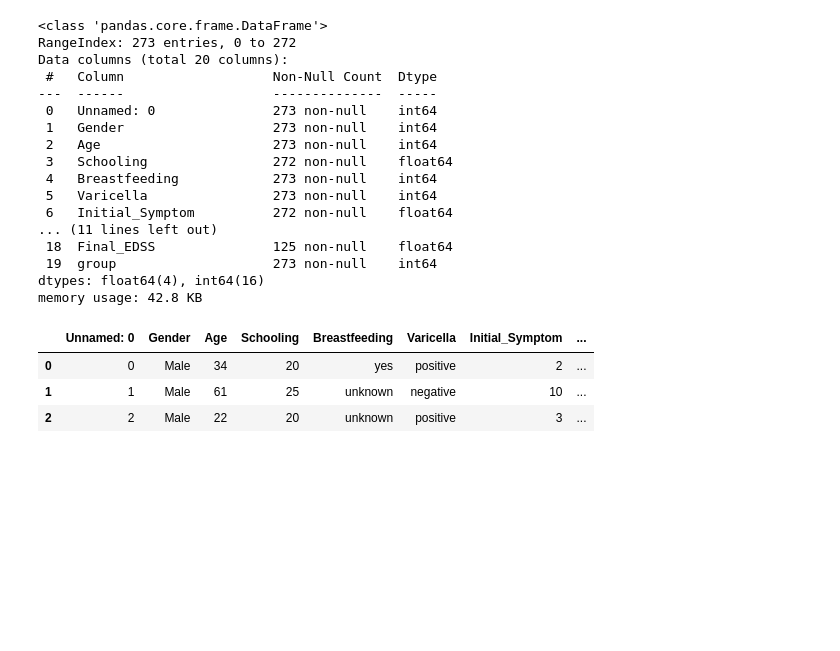
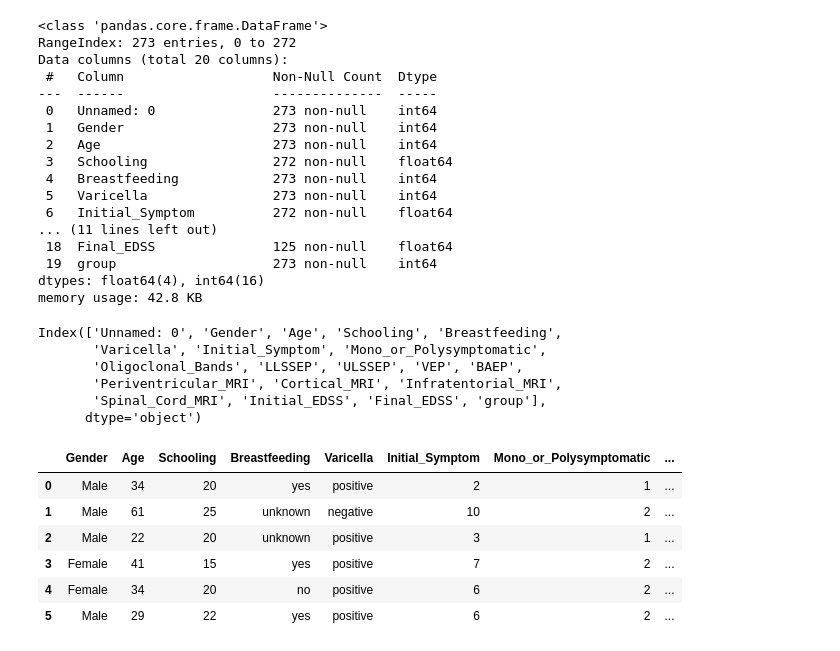
Before and after one commit to BertoloniLucas/SimaAI, a Jupyter notebook: 29_7 (paso 1) - Lectura del dataset .ipynb, the cells around one changed output. Drawn from its saved outputs; the diff is of its cells as text; code cells hidden in the pictures; blank space fills up the shorter version.

```diff
--- a/29_7 (paso 1) - Lectura del dataset .ipynb
+++ b/29_7 (paso 1) - Lectura del dataset .ipynb
@@ -60,10 +80,23 @@ data['Varicella'] = data['Varicella'].map(varicella)
 data['group'] = data['group'].map(group)
 
 #con .map, estamos cambiando los valores de las columnas por los valores que le asignamos en los diccionarios
-# %%
-data.head(3)
-# %% [output]
-|  | Unnamed: 0 | Gender | Age | Schooling | Breastfeeding | Varicella | Initial_Symptom | ... |
-| 0 | 0 | Male | 34 | 20 | yes | positive | 2 | ... |
-| 1 | 1 | Male | 61 | 25 | unknown | negative | 10 | ... |
-| 2 | 2 | Male | 22 | 20 | unknown | positive | 3 | ... |
+# %%
+print (data.columns)
+# %% [output]
+Index(['Unnamed: 0', 'Gender', 'Age', 'Schooling', 'Breastfeeding',
+       'Varicella', 'Initial_Symptom', 'Mono_or_Polysymptomatic',
+       'Oligoclonal_Bands', 'LLSSEP', 'ULSSEP', 'VEP', 'BAEP',
+       'Periventricular_MRI', 'Cortical_MRI', 'Infratentorial_MRI',
+       'Spinal_Cord_MRI', 'Initial_EDSS', 'Final_EDSS', 'group'],
+      dtype='object')
+# %%
+data = data.drop('Unnamed: 0', axis=1)
+data.head(6)
+# %% [output]
+|  | Gender | Age | Schooling | Breastfeeding | Varicella | Initial_Symptom | Mono_or_Polysymptomatic | ... |
+| 0 | Male | 34 | 20 | yes | positive | 2 | 1 | ... |
+| 1 | Male | 61 | 25 | unknown | negative | 10 | 2 | ... |
+| 2 | Male | 22 | 20 | unknown | positive | 3 | 1 | ... |
+| 3 | Female | 41 | 15 | yes | positive | 7 | 2 | ... |
+| 4 | Female | 34 | 20 | no | positive | 6 | 2 | ... |
+| 5 | Male | 29 | 22 | yes | positive | 6 | 2 | ... |
```
Also changed, not shown: parts of 9 cells of this notebook, 2 other files.
